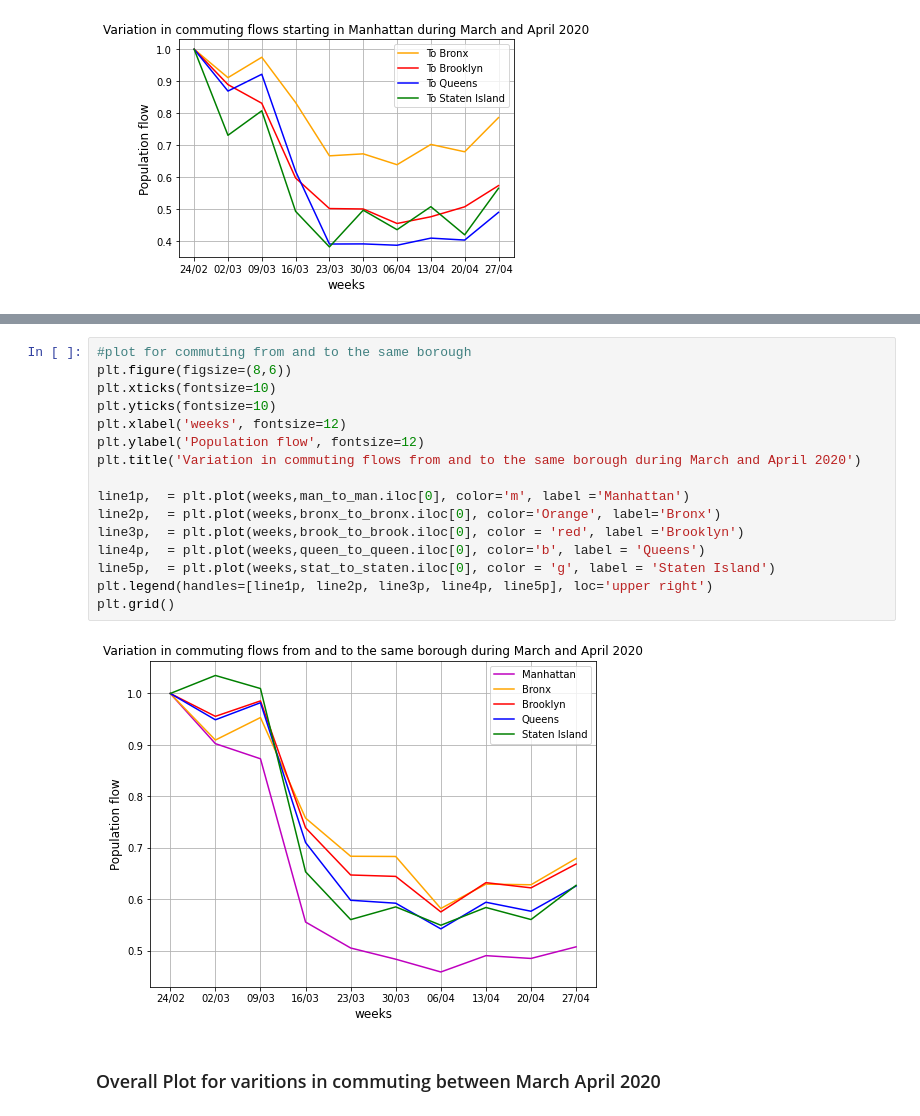
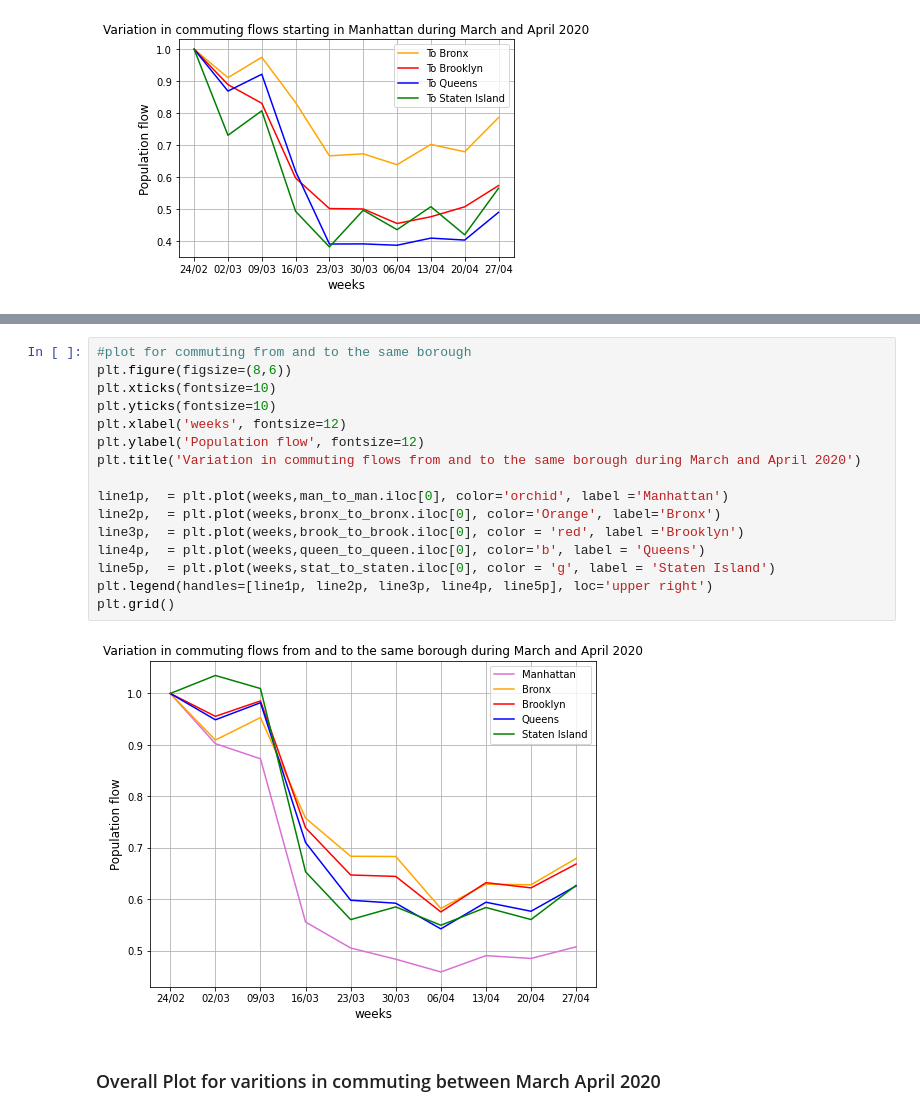
Before and after one commit to ClaudiaDeceglie/Thesis_NYC_covid19, a Jupyter notebook: Weekly_flows/Analysis_on_weekly_flows_county_NYC_march-april2020.ipynb, the cells around one changed output, grey strips where cells are left out. Drawn from its saved outputs; the diff is of its cells as text.

```diff
--- a/Weekly_flows/Analysis_on_weekly_flows_county_NYC_march-april2020.ipynb
+++ b/Weekly_flows/Analysis_on_weekly_flows_county_NYC_march-april2020.ipynb
@@ -230,21 +230,21 @@ See the caveats in the documentation: https://pandas.pydata.org/pandas-docs/stab
 # %%
 #plot for commuting from and to the same borough
 plt.figure(figsize=(8,6))
 plt.xticks(fontsize=10)
 plt.yticks(fontsize=10)
 plt.xlabel('weeks', fontsize=12)
 plt.ylabel('Population flow', fontsize=12)
 plt.title('Variation in commuting flows from and to the same borough during March and April 2020')
 
-line1p,  = plt.plot(weeks,man_to_man.iloc[0], color='m', label ='Manhattan')
+line1p,  = plt.plot(weeks,man_to_man.iloc[0], color='orchid', label ='Manhattan')
 line2p,  = plt.plot(weeks,bronx_to_bronx.iloc[0], color='Orange', label='Bronx')
 line3p,  = plt.plot(weeks,brook_to_brook.iloc[0], color = 'red', label ='Brooklyn')
 line4p,  = plt.plot(weeks,queen_to_queen.iloc[0], color='b', label = 'Queens')
 line5p,  = plt.plot(weeks,stat_to_staten.iloc[0], color = 'g', label = 'Staten Island')
 plt.legend(handles=[line1p, line2p, line3p, line4p, line5p], loc='upper right')
 plt.grid()
 # %% [output]
-[figure, old version]
+[figure, new version]
 # %% [markdown]
 ### Overall Plot for varitions in commuting between March April 2020
 # %% [markdown]
```
Also changed, not shown: parts of 5 cells of this notebook.
